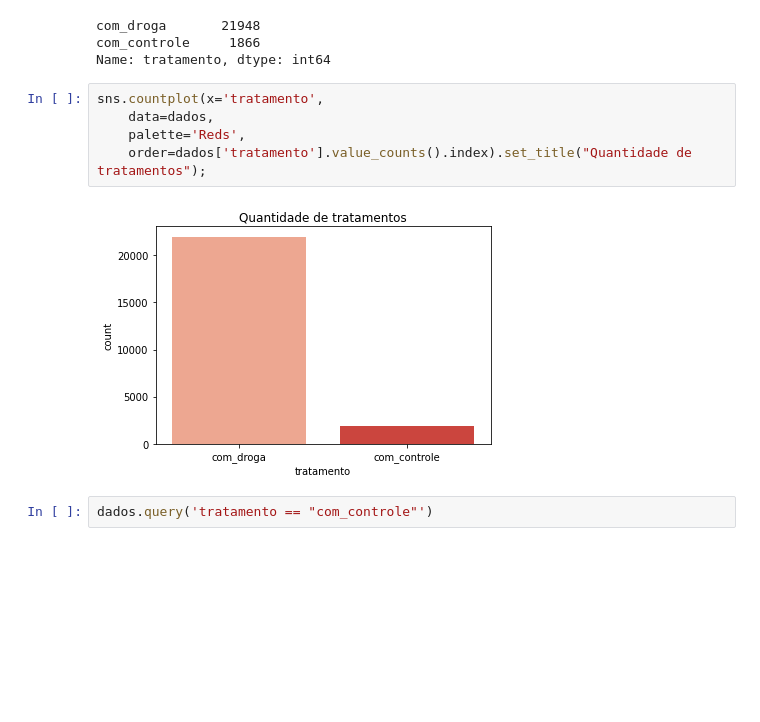
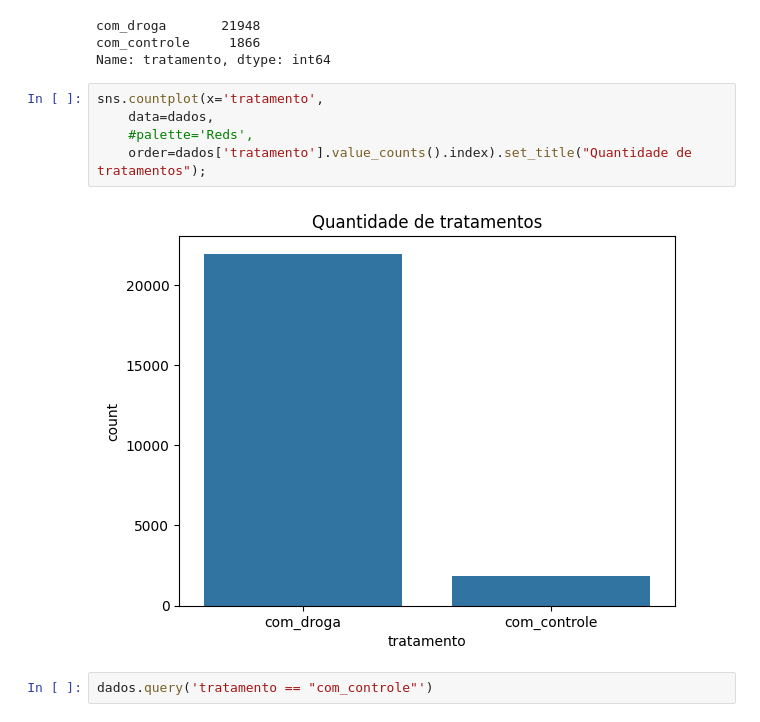
Before and after one commit to mariacmartins/minicurso_intro_python, a Jupyter notebook: Minicurso_Python_Simposio_Biotecnologia_UFPel.ipynb, the cells around one changed output. Cells and saved outputs as stored; diff of their text form; blank space fills up the shorter version.

```diff
--- a/Minicurso_Python_Simposio_Biotecnologia_UFPel.ipynb
+++ b/Minicurso_Python_Simposio_Biotecnologia_UFPel.ipynb
@@ -665,10 +675,10 @@ Name: tratamento, dtype: int64
 # %%
 sns.countplot(x='tratamento',
     data=dados,
-    palette='Reds',
+    #palette='Reds',
     order=dados['tratamento'].value_counts().index).set_title("Quantidade de tratamentos");
 # %% [output]
-[figure, old version]
+[figure, new version]
 # %%
 dados.query('tratamento == "com_controle"')
 # %% [output]
```
Also changed, not shown: parts of 39 cells of this notebook.
